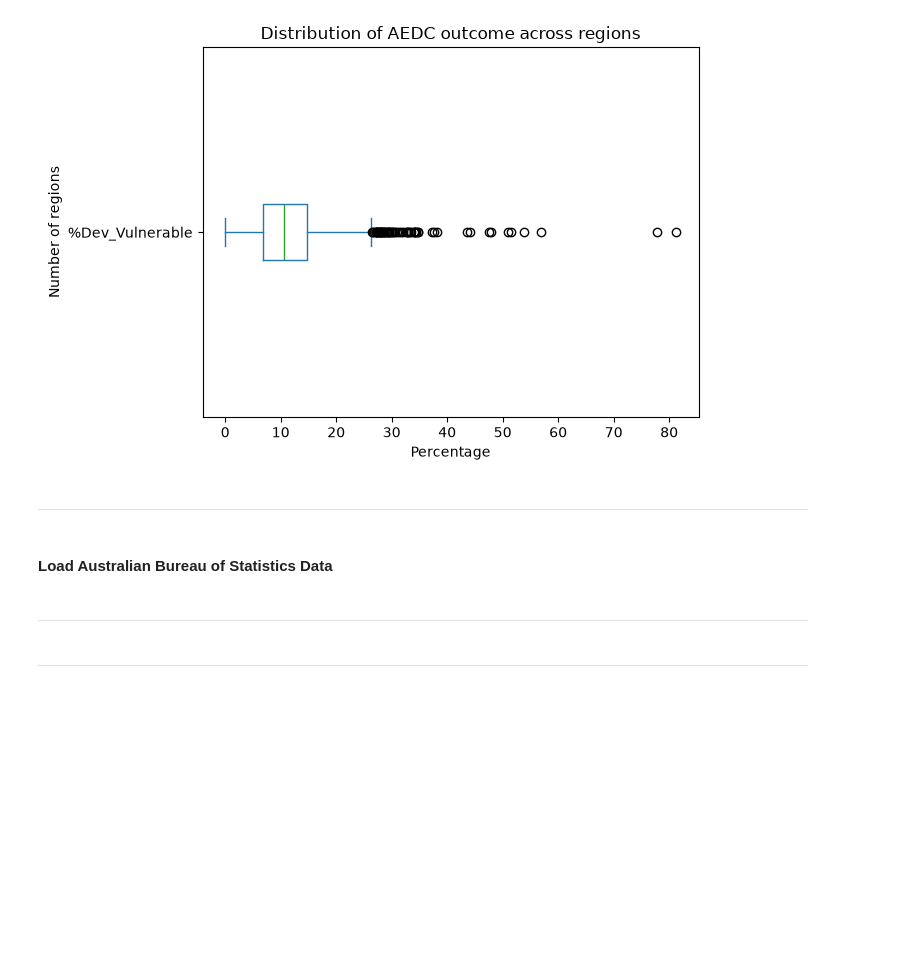
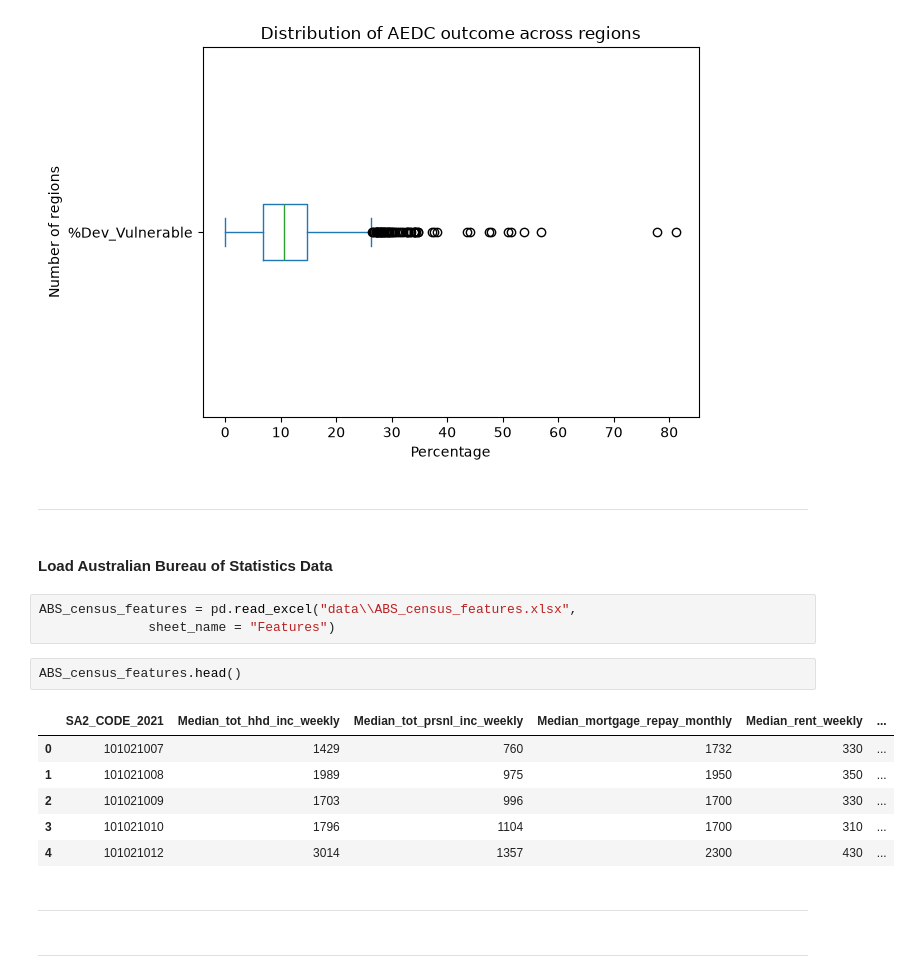
Before and after one commit to beansOnToads/COSC2816_s4054011_Ind_A1_P1, a Jupyter notebook: s4054011.ipynb, the cells around one changed output. Drawn from its saved outputs; the diff is of its cells as text; blank space fills up the shorter version.

Commit message:
ABS features data load

```diff
--- a/s4054011.ipynb
+++ b/s4054011.ipynb
@@ -57,6 +59,18 @@ plt.show()
 ---
 # %% [markdown]
 #### Load Australian Bureau of Statistics Data
+# %%
+ABS_census_features = pd.read_excel("data\\ABS_census_features.xlsx",
+              sheet_name = "Features")
+# %%
+ABS_census_features.head()
+# %% [output]
+|  | SA2_CODE_2021 | Median_tot_hhd_inc_weekly | Median_tot_prsnl_inc_weekly | Median_mortgage_repay_monthly | Median_rent_weekly | ... |
+| 0 | 101021007 | 1429 | 760 | 1732 | 330 | ... |
+| 1 | 101021008 | 1989 | 975 | 1950 | 350 | ... |
+| 2 | 101021009 | 1703 | 996 | 1700 | 330 | ... |
+| 3 | 101021010 | 1796 | 1104 | 1700 | 310 | ... |
+| 4 | 101021012 | 3014 | 1357 | 2300 | 430 | ... |
 # %% [markdown]
 ---
 # %% [markdown]
```
Also changed, not shown: parts of 1 cell of this notebook.
